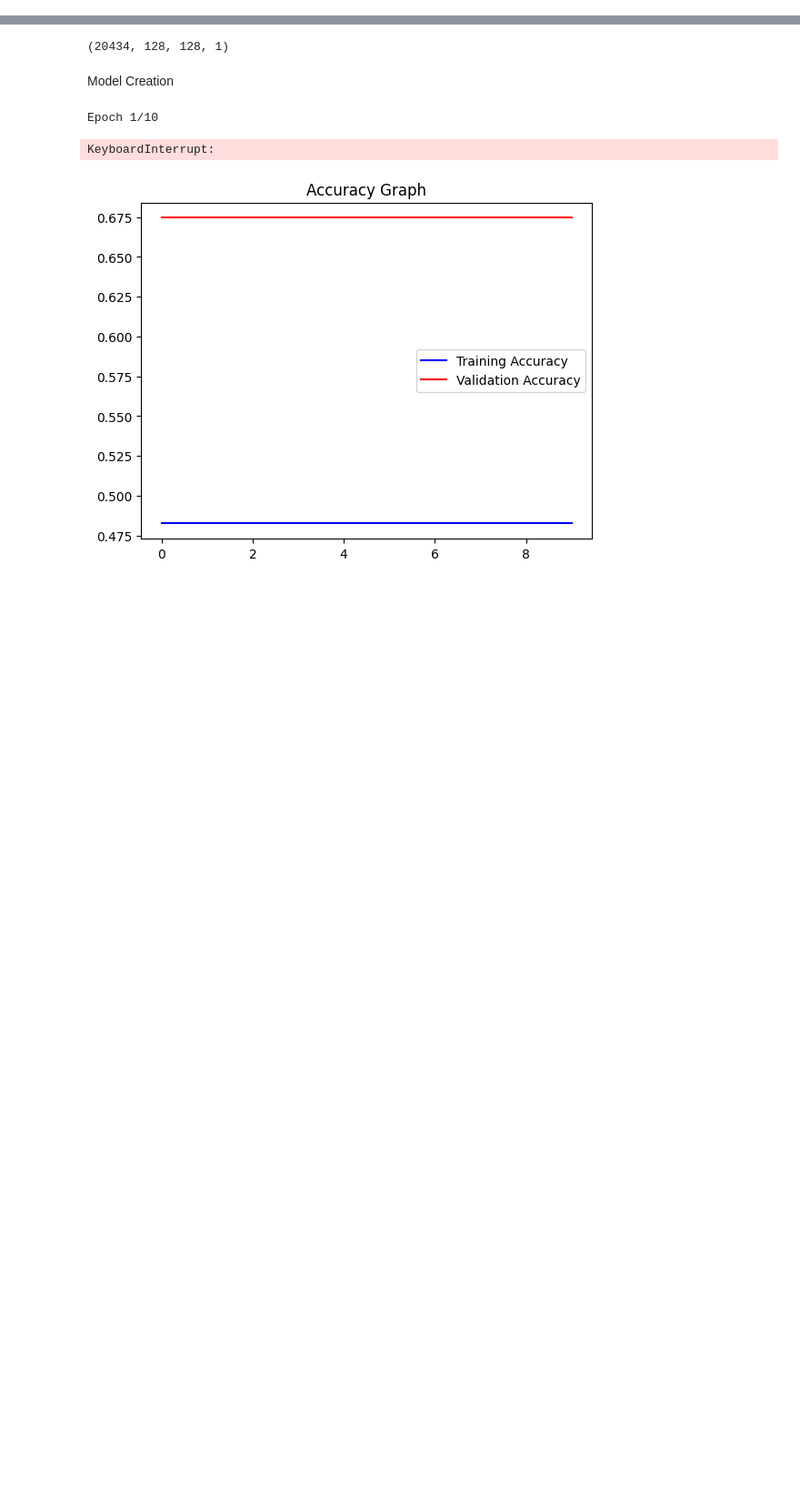
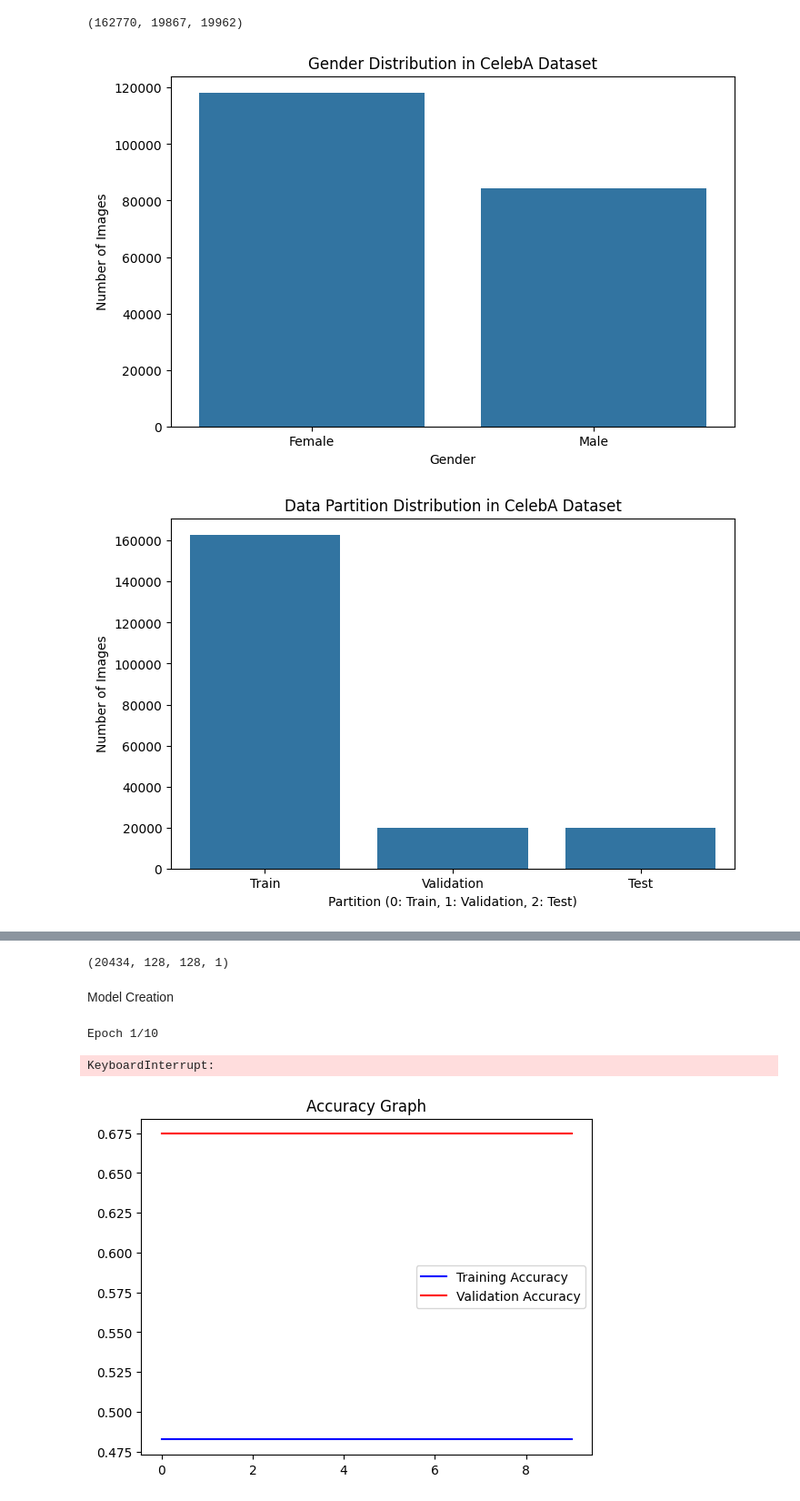
Before and after one commit to JunK4i/Neural-Network, a Jupyter notebook: processing.ipynb, the cells around one changed output, grey strips where cells are left out. Shown at 91% size. Saved outputs shown, nothing was run; the diff lists cells and outputs as text; code cells hidden in the pictures; blank space fills up the shorter version.

```diff
--- a/processing.ipynb
+++ b/processing.ipynb
@@ -112,0 +61,13 @@ for index, file, age, gender in files.itertuples():
+# %%
+attributes_df = pd.read_csv(ATTR_PATH)
+partition_df = pd.read_csv(PARTITION_PATH)
+bbox_df = pd.read_csv(BBOX_PATH)
+
+gender_age_df = attributes_df[['image_id', 'Male', 'Young']].copy()
+gender_age_df.rename(columns={'Male': 'Gender', 'Young': 'Age'}, inplace=True)
+
+gender_age_df['Gender'] = gender_age_df['Gender'].map({1: 'Male', -1: 'Female'})
+gender_age_df['Age'] = gender_age_df['Age'].map({1: 'Young', -1: 'Old'})
+merged_df = gender_age_df.merge(partition_df, left_on='image_id', right_on='image_id')
+merged_df = merged_df.merge(bbox_df, left_on='image_id', right_on='image_id')
+merged_df.head()
@@ -112,0 +81,53 @@ for index, file, age, gender in files.itertuples():
+# %%
+gender_only_df = merged_df.drop('Age', axis=1)
+# %%
+train_df = gender_only_df[gender_only_df['partition'] == 0]
+val_df = gender_only_df[gender_only_df['partition'] == 1]
+test_df = gender_only_df[gender_only_df['partition'] == 2]
+(train_df.shape[0], val_df.shape[0], test_df.shape[0])
+# %% [output]
+(162770, 19867, 19962)
+# %%
+import matplotlib.pyplot as plt
+import seaborn as sns
+
+# Combining the three dataframes for exploratory analysis
+combined_df = pd.concat([train_df, val_df, test_df])
+
+# Explore the overall gender distribution
+gender_distribution = combined_df['Gender'].value_counts()
+
+# Plotting the gender distribution
+plt.figure(figsize=(8, 5))
+sns.barplot(x=gender_distribution.index, y=gender_distribution.values)
+plt.title('Gender Distribution in CelebA Dataset')
+plt.xlabel('Gender')
+plt.ylabel('Number of Images')
+plt.show()
+
+# Explore the distribution across partitions
+partition_distribution = combined_df['partition'].value_counts().sort_index()
+
+# Plotting the partition distribution
+plt.figure(figsize=(8, 5))
+sns.barplot(x=partition_distribution.index, y=partition_distribution.values)
+plt.title('Data Partition Distribution in CelebA Dataset')
+plt.xlabel('Partition (0: Train, 1: Validation, 2: Test)')
+plt.ylabel('Number of Images')
+plt.xticks(ticks=[0, 1, 2], labels=['Train', 'Validation', 'Test'])
+plt.show()
+
+# Count the number of male and female in each partition
+gender_partition_counts = combined_df.groupby(['partition', 'Gender']).size().unstack(fill_value=0)
+
+# Plotting the gender distribution across partitions
+gender_partition_counts.plot(kind='bar', stacked=True, figsize=(10, 6))
+plt.title('Gender Distribution Across Partitions')
+plt.xlabel('Partition (0: Train, 1: Validation, 2: Test)')
+plt.ylabel('Number of Images')
+plt.xticks(ticks=[0, 1, 2], labels=['Train', 'Validation', 'Test'], rotation=0)
+plt.legend(title='Gender')
+plt.show()
+# %% [output]
+[figure, added]
+[figure, added]
```
Also changed, not shown: parts of 26 cells of this notebook, 4 other files.
